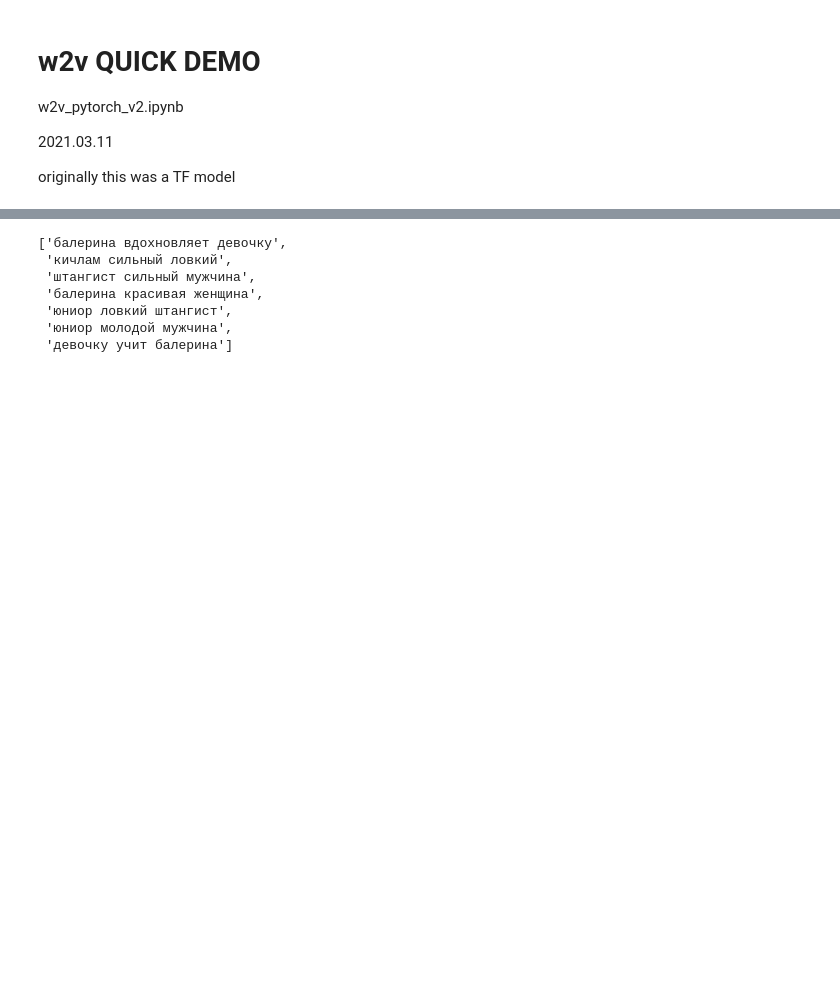
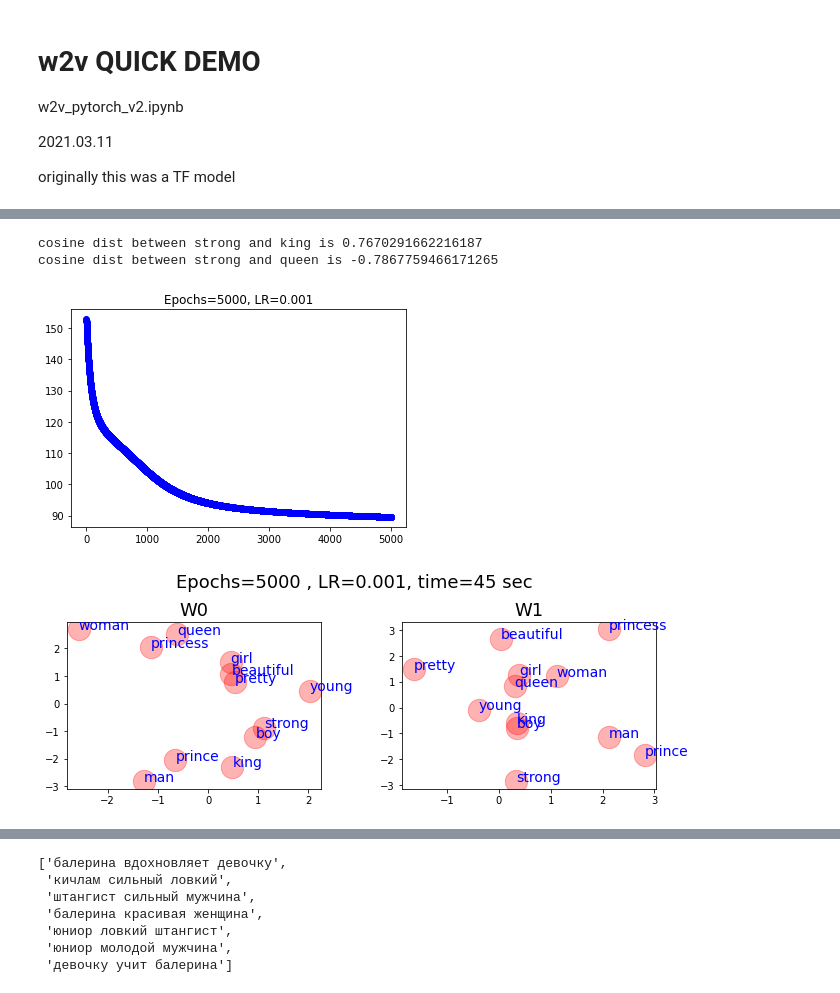
Before and after one commit to ftk1000/w2v_ftk1000, a Jupyter notebook: w2v_pytorch_v2.ipynb, the cells around one changed output, grey strips where cells are left out. Saved outputs shown, nothing was run; the diff lists cells and outputs as text; code cells hidden in the pictures; blank space fills up the shorter version.

```diff
--- a/w2v_pytorch_v2.ipynb
+++ b/w2v_pytorch_v2.ipynb
@@ -10,0 +185,67 @@ originally this was a TF model
+# %%
+embedding_dims = 2
+W1 = Variable(torch.randn(embedding_dims, vocabulary_size).float(), requires_grad=True)
+W2 = Variable(torch.randn(vocabulary_size, embedding_dims).float(), requires_grad=True)
+num_epochs = 5000
+learning_rate = 0.001
+
+sttime = time.time()
+
+
+losslist=[]
+for epo in range(num_epochs):
+    loss_val = 0
+    for data, target in idx_pairs:
+        x = Variable(get_input_layer(data)).float()
+        y_true = Variable(torch.from_numpy(np.array([target])).long())
+
+        z1 = torch.matmul(W1, x)
+        z2 = torch.matmul(W2, z1)
+
+        log_softmax = F.log_softmax(z2, dim=0)
+
+        loss = F.nll_loss(log_softmax.view(1,-1), y_true)
+        # loss_val += loss.data[0]
+        # see a comment from yogi-bp commented on Oct 17, 2019 in https://gist.github.com/mbednarski/da08eb297304f7a66a3840e857e060a0
+        # Please change loss_val += loss.data[0] to loss_val += loss.item() to avoid the error IndexError:
+        # invalid index of a 0-dim tensor. Use tensor.item() to convert a 0-dim tensor to a Python number
+        loss_val += loss.item()
+
+        loss.backward()
+        W1.data -= learning_rate * W1.grad.data
+        W2.data -= learning_rate * W2.grad.data
+
+        W1.grad.data.zero_()
+        W2.grad.data.zero_()
+    # if epo % 20 == 0:
+        # print(f'Loss at epo {epo}: {loss_val/len(idx_pairs)}')
+        # print(  'type(loss_val) =' ,type(loss_val)  )
+    losslist.append(loss_val)
+
+def similarity_words(word1,word2):
+  v1 = W2[word2idx[word1]]
+  v2 = W2[word2idx[word2]]
+
+  cos_sim = torch.dot(v1,v2)/(torch.norm(v1)*torch.norm(v2))
+  print(f'cosine dist between {word1} and {word2} is {cos_sim}')
+  return cos_sim
+
+res=similarity_words(word1='strong', word2='king')
+res=similarity_words(word1='strong', word2='queen')
+
+
+losslist
+epochs = range(1, len(losslist)+1)
+plt.plot(epochs,losslist, 'bo')
+plt.title(f'Epochs={num_epochs}, LR={learning_rate}')
+
+endtime = time.time()
+
+# ttl = f'Epochs={num_epochs} (total={total_epochs}), time={int(endtime-sttime)} sec'
+ttl = f'Epochs={num_epochs} , LR={learning_rate}, time={int(endtime-sttime)} sec'
+plot_words_v1( vocab=vocabulary, W0=W2.cpu().detach().numpy(), W1=W1.cpu().detach().numpy(), ttl=ttl )
+# %% [output]
+cosine dist between strong and king is 0.7670291662216187
+cosine dist between strong and queen is -0.7867759466171265
+[figure, added]
+[figure, added]
```
Also changed, not shown: parts of 8 cells of this notebook.
